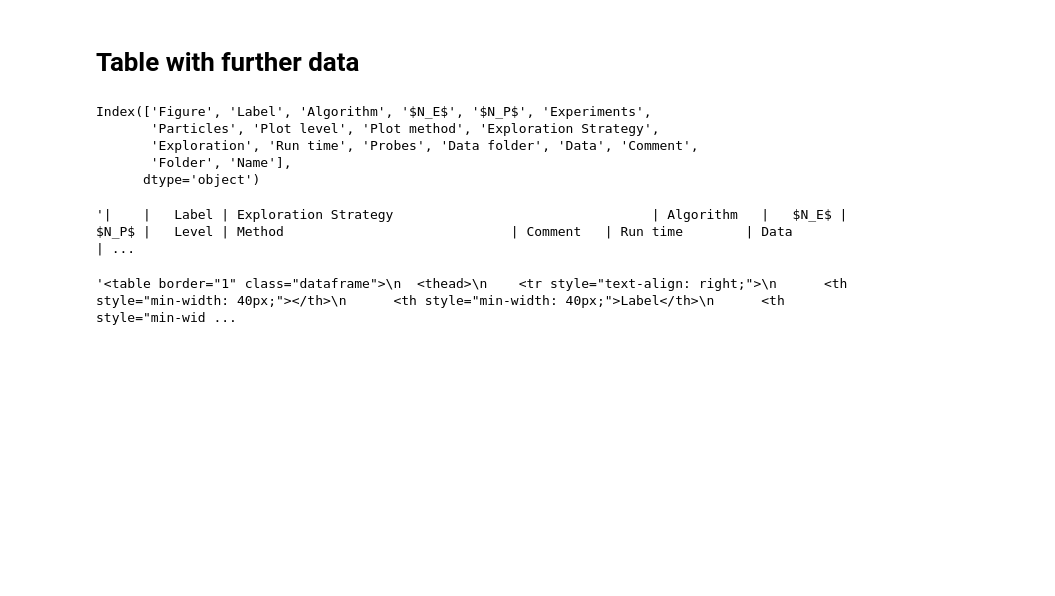
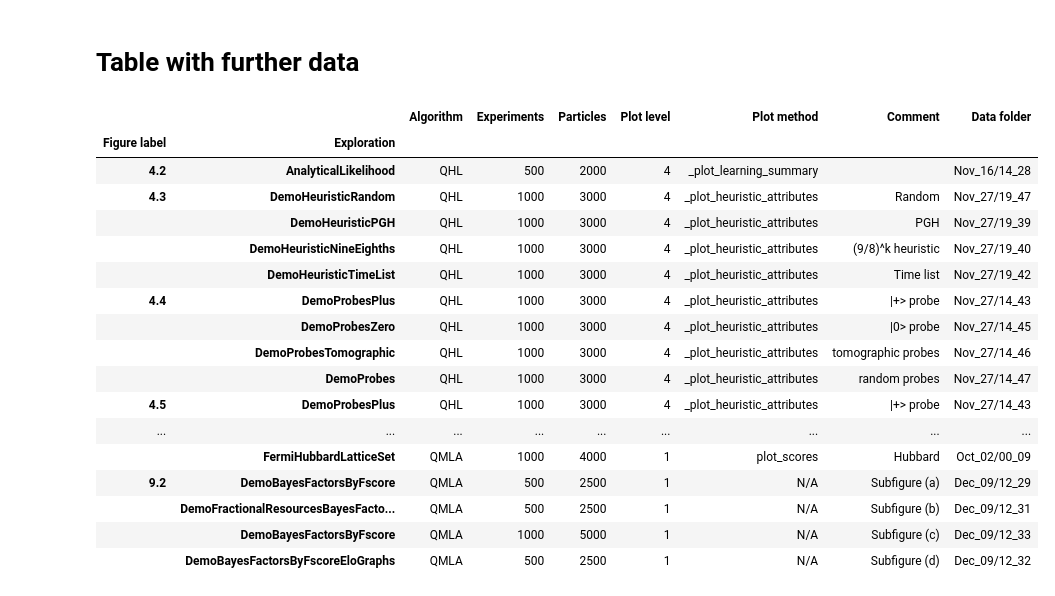
Before and after one commit to flynnbr11/schrodingers_catwalk, a Jupyter notebook: figure_development/figure_development_table.ipynb, the cells around one changed output. Drawn from its saved outputs; the diff is of its cells as text; code cells hidden in the pictures; blank space fills up the shorter version.

```diff
--- a/figure_development/figure_development_table.ipynb
+++ b/figure_development/figure_development_table.ipynb
@@ -31,7 +38,7 @@ def new_figure(
     n_exp,
     n_prt,
     algorithm='QHL',
-    plot_level=2,
+    plot_level=1,
     method='N/A',
     exploration_strategy='N/A',
     probes_used="random",
@@ -47,7 +54,7 @@ def new_figure(
     label = figure_labels[latex_label]
     fig_details = {
         "Figure" : r"\cref{{{label}}}".format(label = latex_label),
-        "Label" : label,
+        "Figure label" : label,
         "Algorithm" : algorithm,
         "$N_E$" : n_exp,
         "$N_P$" : n_prt,
@@ -247,24 +466,39 @@ with open(table_path, 'w') as f:
     f.write(table)
 # %% [markdown]
 # Table with further data
-# %%
-figure_df.keys()
-# %% [output]
-Index(['Figure', 'Label', 'Algorithm', '$N_E$', '$N_P$', 'Experiments',
-       'Particles', 'Plot level', 'Plot method', 'Exploration Strategy',
-       'Exploration', 'Run time', 'Probes', 'Data folder', 'Data', 'Comment',
-       'Folder', 'Name'],
-      dtype='object')
 # %%
 further_data = [
     # order for columns and which to include
-    "Label",
+    "Figure label",
     "Exploration",
     "Algorithm",
+    "Experiments",
+    "Particles",
     "Plot level",
     "Plot method",
     "Comment",
     "Data folder",
 ]
 
 extended_fig_table = figure_df[further_data]
+extended_fig_table = extended_fig_table.sort_values('Figure label')
+extended_fig_table.set_index(["Figure label", "Exploration"])
+# %% [output]
+|  |  | Algorithm | Experiments | Particles | Plot level | Plot method | Comment | Data folder |
+| Figure label | Exploration |  |  |  |  |  |  |  |
+| 4.2 | AnalyticalLikelihood | QHL | 500 | 2000 | 4 | _plot_learning_summary |  | Nov_16/14_28 |
+| 4.3 | DemoHeuristicRandom | QHL | 1000 | 3000 | 4 | _plot_heuristic_attributes | Random | Nov_27/19_47 |
+|  | DemoHeuristicPGH | QHL | 1000 | 3000 | 4 | _plot_heuristic_attributes | PGH | Nov_27/19_39 |
+|  | DemoHeuristicNineEighths | QHL | 1000 | 3000 | 4 | _plot_heuristic_attributes | (9/8)^k heuristic | Nov_27/19_40 |
+|  | DemoHeuristicTimeList | QHL | 1000 | 3000 | 4 | _plot_heuristic_attributes | Time list | Nov_27/19_42 |
+| 4.4 | DemoProbesPlus | QHL | 1000 | 3000 | 4 | _plot_heuristic_attributes | |+> probe | Nov_27/14_43 |
+|  | DemoProbesZero | QHL | 1000 | 3000 | 4 | _plot_heuristic_attributes | |0> probe | Nov_27/14_45 |
+|  | DemoProbesTomographic | QHL | 1000 | 3000 | 4 | _plot_heuristic_attributes | tomographic probes | Nov_27/14_46 |
+|  | DemoProbes | QHL | 1000 | 3000 | 4 | _plot_heuristic_attributes | random probes | Nov_27/14_47 |
+| 4.5 | DemoProbesPlus | QHL | 1000 | 3000 | 4 | _plot_heuristic_attributes | |+> probe | Nov_27/14_43 |
+| ... | ... | ... | ... | ... | ... | ... | ... | ... |
+|  | FermiHubbardLatticeSet | QMLA | 1000 | 4000 | 1 | plot_scores | Hubbard | Oct_02/00_09 |
+| 9.2 | DemoBayesFactorsByFscore | QMLA | 500 | 2500 | 1 | N/A | Subfigure (a) | Dec_09/12_29 |
+|  | DemoFractionalResourcesBayesFacto... | QMLA | 500 | 2500 | 1 | N/A | Subfigure (b) | Dec_09/12_31 |
+|  | DemoBayesFactorsByFscore | QMLA | 1000 | 5000 | 1 | N/A | Subfigure (c) | Dec_09/12_33 |
+|  | DemoBayesFactorsByFscoreEloGraphs | QMLA | 500 | 2500 | 1 | N/A | Subfigure (d) | Dec_09/12_32 |
@@ -283,10 +516,6 @@ markdown_path = os.path.join(
 )
 with open(markdown_path, 'w') as f:
     f.write(md_table)
-# %%
-md_table
-# %% [output]
-'|    |   Label | Exploration Strategy                                 | Algorithm   |   $N_E$ |   $N_P$ |   Level | Method                             | Comment   | Run time        | Data           | ...
 # %%
 # col_fmt = 'c|'*len(df_cols)
 
@@ -306,7 +535,3 @@ html_path = os.path.join(
 )
 with open(html_path, 'w') as f:
     f.write(html_table)
-# %%
-html_table
-# %% [output]
-'<table border="1" class="dataframe">\n  <thead>\n    <tr style="text-align: right;">\n      <th style="min-width: 40px;"></th>\n      <th style="min-width: 40px;">Label</th>\n      <th style="min-wid ...
```
Also changed, not shown: parts of 9 cells of this notebook, 10 other files.
